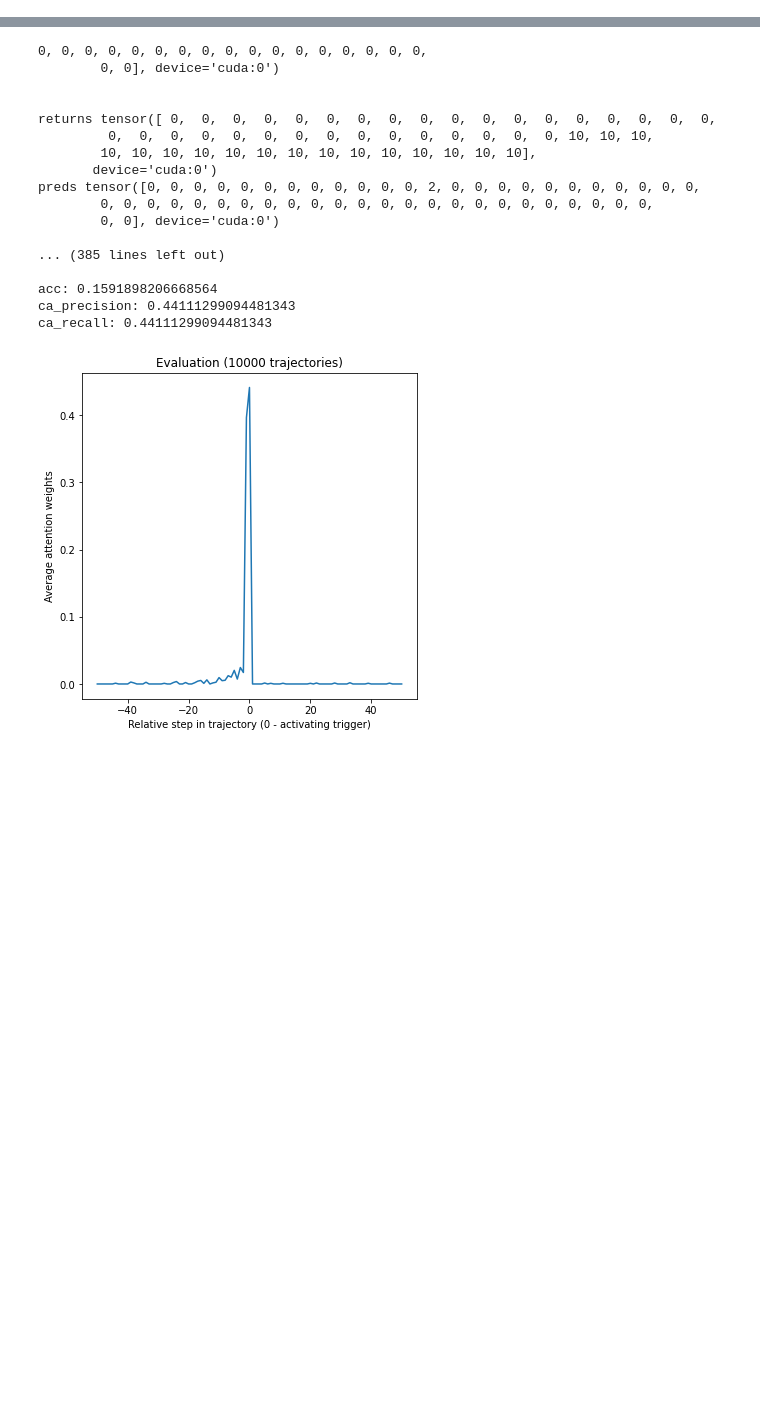
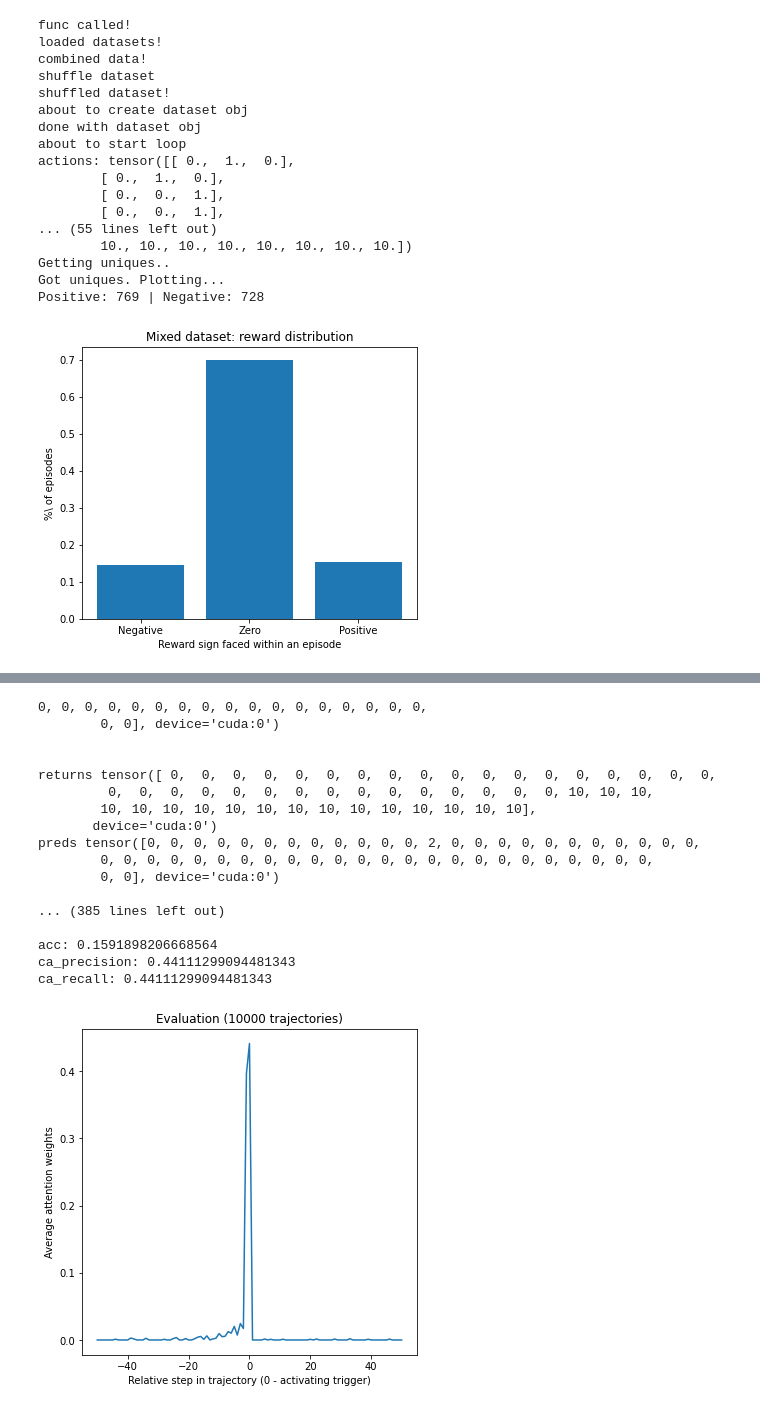
Before and after one commit to mbalesni/rl-secret, a Jupyter notebook: scratchpad.ipynb, the cells around one changed output, grey strips where cells are left out. Cells and saved outputs as stored; diff of their text form; code cells hidden in the pictures; blank space fills up the shorter version.

```diff
--- a/scratchpad.ipynb
+++ b/scratchpad.ipynb
@@ -10,0 +152,29 @@ import os
+# %%
+# data_neg_path = 'agents/MiniGrid-Triggers-5x5-T1P1-v0/random/trajectories/train_10000.pt'
+# data_pos_path = 'agents/MiniGrid-Triggers-5x5-T1P1-v0/ep15000/trajectories/train.pt'
+# output_path = 'agents/MiniGrid-Triggers-5x5-T1P1-v0/mixed/trajectories/train_10000.pt'
+
+data_neg_path = 'agents/MiniGrid-Triggers-5x5-T1P1-v0/random/trajectories/test_5000.pt'
+data_pos_path = 'agents/MiniGrid-Triggers-5x5-T1P1-v0/ep15000/trajectories/test.pt'
+output_path = 'agents/MiniGrid-Triggers-5x5-T1P1-v0/mixed/trajectories/test_5000.pt'
+
+create_mixed_dataset(data_neg_path, data_pos_path, output_path, output_size=5000, convert_rewards=(data_pos_path,))
+# %% [output]
+func called!
+loaded datasets!
+combined data!
+shuffle dataset
+shuffled dataset!
+about to create dataset obj
+done with dataset obj
+about to start loop
+actions: tensor([[ 0.,  1.,  0.],
+        [ 0.,  1.,  0.],
+        [ 0.,  0.,  1.],
+        [ 0.,  0.,  1.],
+... (55 lines left out)
+        10., 10., 10., 10., 10., 10., 10., 10.])
+Getting uniques..
+Got uniques. Plotting...
+Positive: 769 | Negative: 728
+[figure, added]
```
Also changed, not shown: parts of 9 cells of this notebook.
